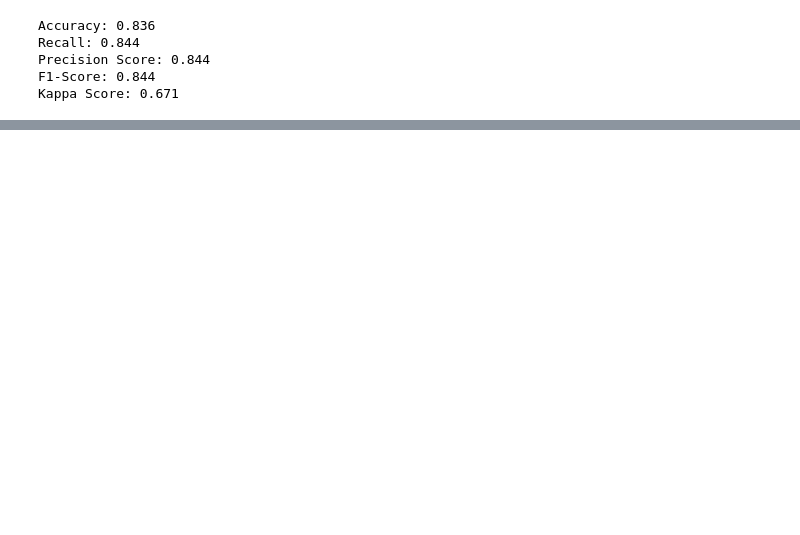
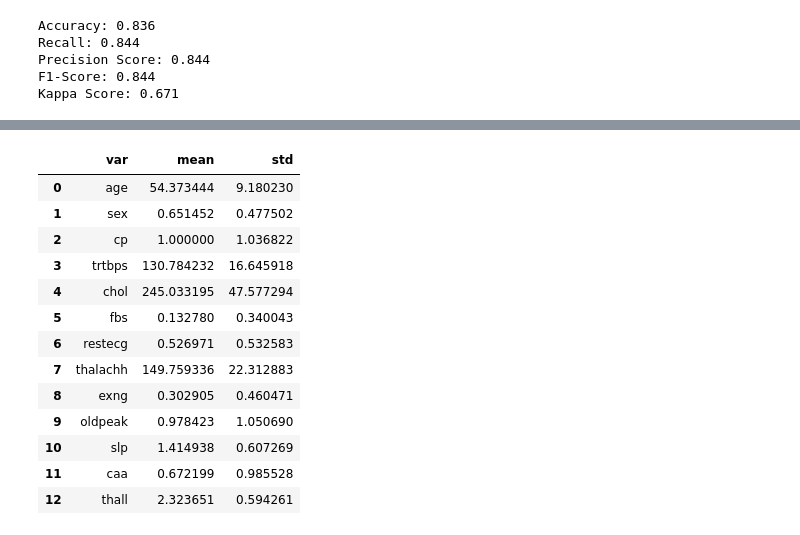
Before and after one commit to AlexGoncalves21/SInts_24, a Jupyter notebook: FinalProject/FuzzyInference.ipynb, the cells around one changed output, grey strips where cells are left out. Cells and saved outputs as stored; diff of their text form; code cells hidden in the pictures; blank space fills up the shorter version.

```diff
--- a/FinalProject/FuzzyInference.ipynb
+++ b/FinalProject/FuzzyInference.ipynb
@@ -11,6 +16,9 @@ from numpy import clip, column_stack, argmax
 # %%
 Train = pd.read_csv('dataTrain.csv')
 Test = pd.read_csv('dataTest.csv')
+
+stats = pd.read_csv('stats.csv')
+stats.columns = ['var', 'mean', 'std']
 
 X_train = Train.drop('output', axis=1)
 y_train = Train['output']
@@ -19,5 +27,8 @@ X_test = Test.drop('output', axis=1)
 y_test = Test['output']
 
 maxs = X_train.max().tolist()
+mins = X_train.min().tolist()
+
+var_names = X_train.columns.to_list()
 X_train.shape, X_test.shape, y_train.shape, y_test.shape
 # %% [output]
@@ -113,0 +202,17 @@ Kappa Score: 0.671
+# %%
+stats
+# %% [output]
+|  | var | mean | std |
+| 0 | age | 54.373444 | 9.180230 |
+| 1 | sex | 0.651452 | 0.477502 |
+| 2 | cp | 1.000000 | 1.036822 |
+| 3 | trtbps | 130.784232 | 16.645918 |
+| 4 | chol | 245.033195 | 47.577294 |
+| 5 | fbs | 0.132780 | 0.340043 |
+| 6 | restecg | 0.526971 | 0.532583 |
+| 7 | thalachh | 149.759336 | 22.312883 |
+| 8 | exng | 0.302905 | 0.460471 |
+| 9 | oldpeak | 0.978423 | 1.050690 |
+| 10 | slp | 1.414938 | 0.607269 |
+| 11 | caa | 0.672199 | 0.985528 |
+| 12 | thall | 2.323651 | 0.594261 |
```
Also changed, not shown: parts of 34 cells of this notebook, 5 other files.
